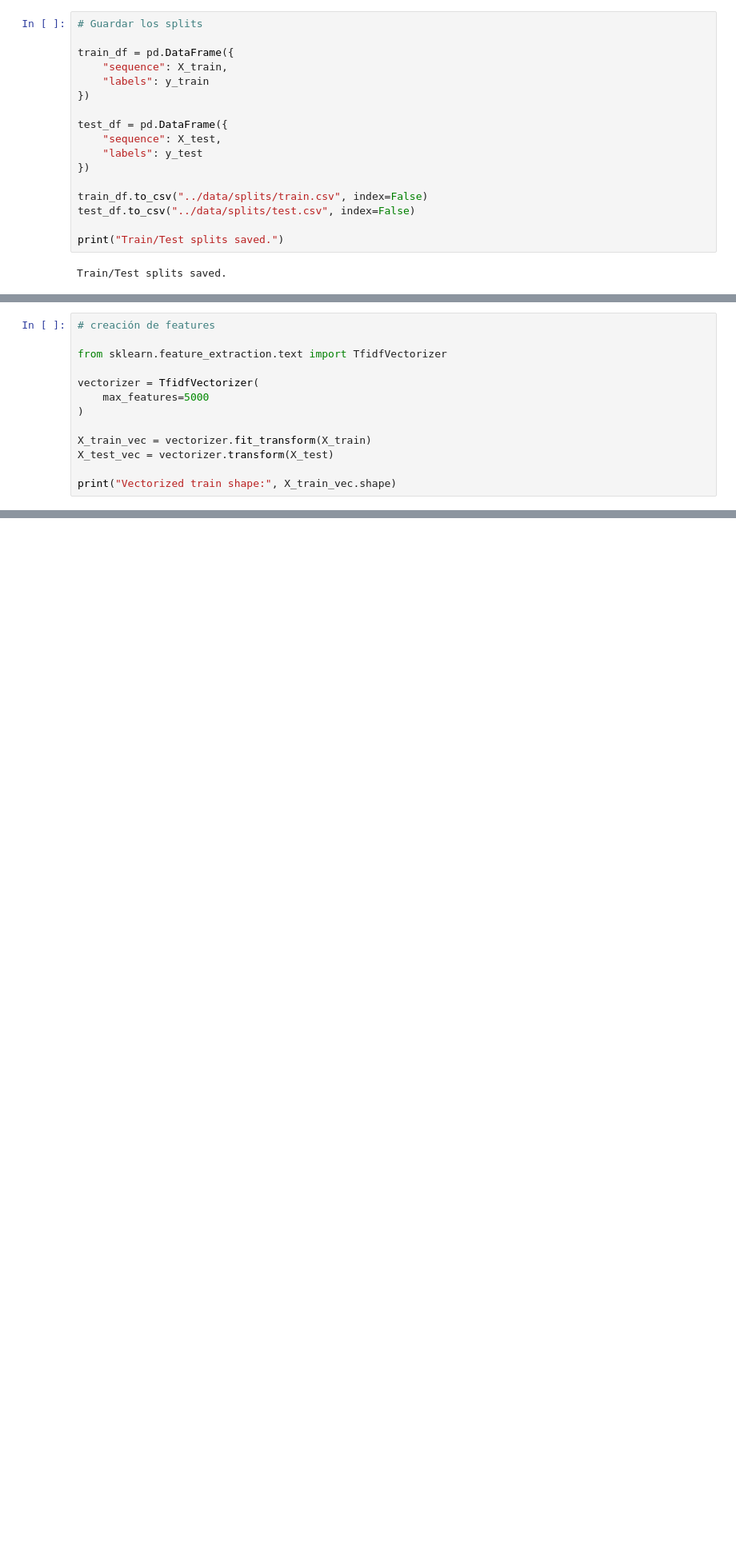
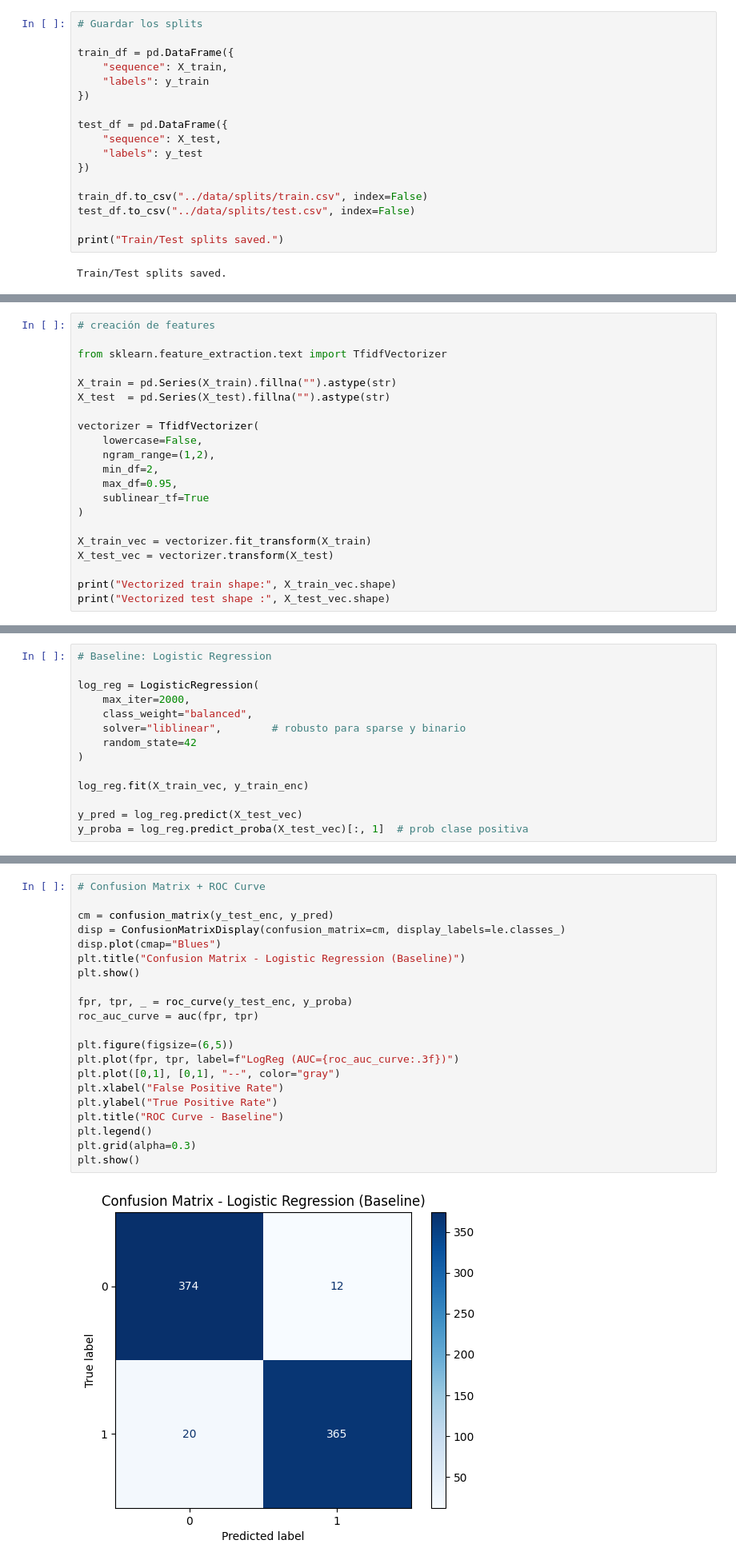
Before and after one commit to EdwinOrtegaK/Lab02_SDS, a Jupyter notebook: notebooks/malware_classification.ipynb, the cells around one changed output, grey strips where cells are left out. Shown at 80% size. Drawn from its saved outputs; the diff is of its cells as text; blank space fills up the shorter version.

Commit message:
feat(model-1): implement TF-IDF + Logistic Regression baseline with 70/30 split and K=10 CV

```diff
--- a/notebooks/malware_classification.ipynb
+++ b/notebooks/malware_classification.ipynb
@@ -189,12 +165,20 @@ Train/Test splits saved.
 
 from sklearn.feature_extraction.text import TfidfVectorizer
 
+X_train = pd.Series(X_train).fillna("").astype(str)
+X_test  = pd.Series(X_test).fillna("").astype(str)
+
 vectorizer = TfidfVectorizer(
-    max_features=5000
+    lowercase=False,
+    ngram_range=(1,2),
+    min_df=2,
+    max_df=0.95,
+    sublinear_tf=True
 )
 
 X_train_vec = vectorizer.fit_transform(X_train)
 X_test_vec = vectorizer.transform(X_test)
 
 print("Vectorized train shape:", X_train_vec.shape)
+print("Vectorized test shape :", X_test_vec.shape)
 # %% [output]
@@ -201,0 +187,14 @@ Vectorized train shape: (1799, 286)
+# %%
+# Baseline: Logistic Regression
+
+log_reg = LogisticRegression(
+    max_iter=2000,
+    class_weight="balanced",
+    solver="liblinear",        # robusto para sparse y binario
+    random_state=42
+)
+
+log_reg.fit(X_train_vec, y_train_enc)
+
+y_pred = log_reg.predict(X_test_vec)
+y_proba = log_reg.predict_proba(X_test_vec)[:, 1]  # prob clase positiva
@@ -201,0 +238,23 @@ Vectorized train shape: (1799, 286)
+# %%
+# Confusion Matrix + ROC Curve
+
+cm = confusion_matrix(y_test_enc, y_pred)
+disp = ConfusionMatrixDisplay(confusion_matrix=cm, display_labels=le.classes_)
+disp.plot(cmap="Blues")
+plt.title("Confusion Matrix - Logistic Regression (Baseline)")
+plt.show()
+
+fpr, tpr, _ = roc_curve(y_test_enc, y_proba)
+roc_auc_curve = auc(fpr, tpr)
+
+plt.figure(figsize=(6,5))
+plt.plot(fpr, tpr, label=f"LogReg (AUC={roc_auc_curve:.3f})")
+plt.plot([0,1], [0,1], "--", color="gray")
+plt.xlabel("False Positive Rate")
+plt.ylabel("True Positive Rate")
+plt.title("ROC Curve - Baseline")
+plt.legend()
+plt.grid(alpha=0.3)
+plt.show()
+# %% [output]
+[figure, added]
```
Also changed, not shown: parts of 14 cells of this notebook.
